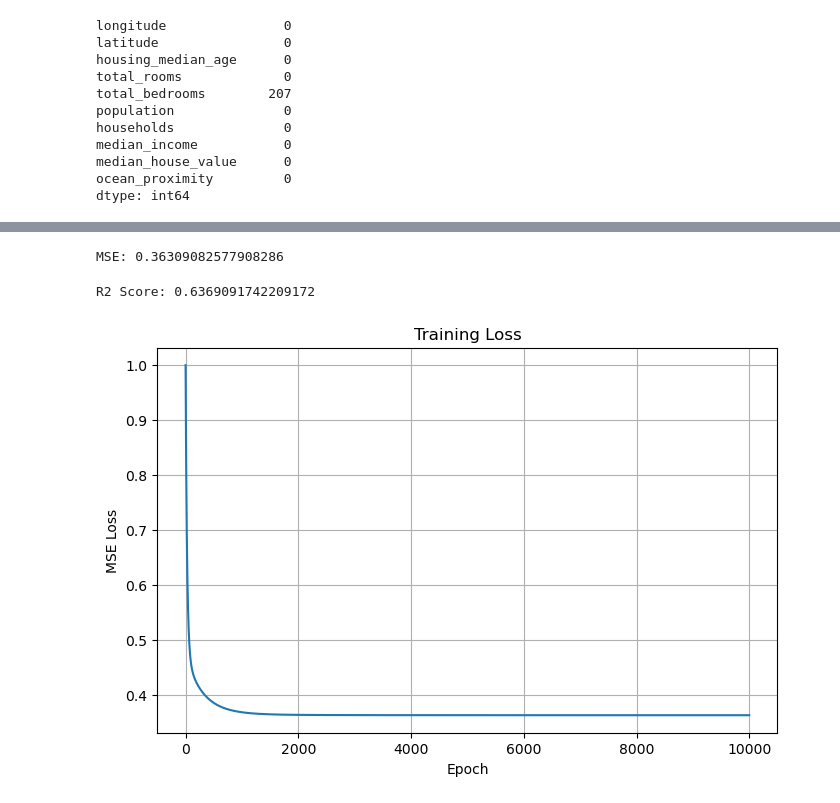
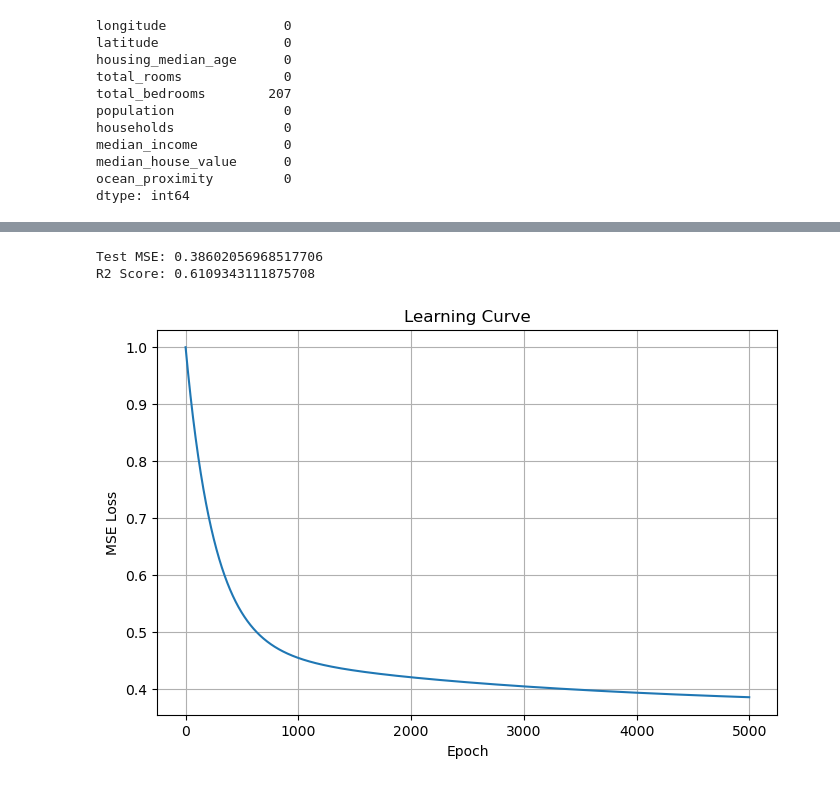
Before and after one commit to himanshu7745/100_days_of_ML_DL_challenge, a Jupyter notebook: Day01/projects/california_housing_scratch.ipynb, the cells around one changed output, grey strips where cells are left out. Drawn from its saved outputs; the diff is of its cells as text; code cells hidden in the pictures.

```diff
--- a/Day01/projects/california_housing_scratch.ipynb
+++ b/Day01/projects/california_housing_scratch.ipynb
@@ -48,33 +59,48 @@ y = (y - y.mean()) / y.std()
+# %%
+X_mean = X_train.mean(axis=0)
+X_std = X_train.std(axis=0)
+
+X_train = (X_train - X_mean) / X_std
+X_test = (X_test - X_mean) / X_std
+# %%
+y_mean = y_train.mean()
+y_std = y_train.std()
+
+y_train = (y_train - y_mean) / y_std
+y_test = (y_test - y_mean) / y_std
 # %%
-n_samples = X.shape[0]
-n_features = X.shape[1]
+n_samples = X_train.shape[0]
+n_features = X_train.shape[1]
 
 w = np.zeros(n_features)
 b = 0
 
-learning_rate = 0.01
-epochs = 10000
+learning_rate = 0.001
+epochs = 5000
+
+losses = []
 # %%
-losses = []
+
 for epoch in range(epochs):
 
-    # Forward pass
-    y_pred = X @ w + b
+    # Prediction
+    y_pred = X_train @ w + b
 
     # Gradients
-    dw = (-2/n_samples) * (X.T @ (y - y_pred))
-    db = (-2/n_samples) * np.sum(y - y_pred)
+    dw = (-2 / n_samples) * (X_train.T @ (y_train - y_pred))
+    db = (-2 / n_samples) * np.sum(y_train - y_pred)
 
     # Update
     w -= learning_rate * dw
     b -= learning_rate * db
 
-    loss = np.mean((y - y_pred) ** 2)
+    # Loss
+    loss = np.mean((y_train - y_pred) ** 2)
+
     losses.append(loss)
 
-    if epoch % 100 == 0:
+    if epoch % 500 == 0:
         print(
-            f"Epoch {epoch} "
-            f"Loss {loss:.5f}"
+            f"Epoch {epoch} | Loss = {loss:.6f}"
         )
 # %% [output]
@@ -112,39 +117,38 @@ y_pred = X @ w + b
-# %%
-mse = np.mean(
-    (y - y_pred) ** 2
-)
-
-print("MSE:", mse)
-# %% [output]
-MSE: 0.36309082577908286
 # %%
+y_pred_test = X_test @ w + b
+
+mse = np.mean(
+    (y_test - y_pred_test) ** 2
+)
+
+print("\nTest MSE:", mse)
+
 ss_res = np.sum(
-    (y - y_pred) ** 2
+    (y_test - y_pred_test) ** 2
 )
 
 ss_tot = np.sum(
-    (y - np.mean(y)) ** 2
+    (y_test - np.mean(y_test)) ** 2
 )
 
-r2 = 1 - ss_res / ss_tot
+r2 = 1 - (ss_res / ss_tot)
 
 print("R2 Score:", r2)
 # %% [output]
-R2 Score: 0.6369091742209172
+Test MSE: 0.38602056968517706
+R2 Score: 0.6109343111875708
 # %%
-
-
 plt.figure(figsize=(8,5))
 
 plt.plot(losses)
 
 plt.xlabel("Epoch")
 plt.ylabel("MSE Loss")
-plt.title("Training Loss")
+plt.title("Learning Curve")
 
 plt.grid(True)
 
 plt.show()
 # %% [output]
-[figure, old version]
+[figure, new version]
 # %%
```
Also changed, not shown: parts of 10 cells of this notebook, 3 other files.
